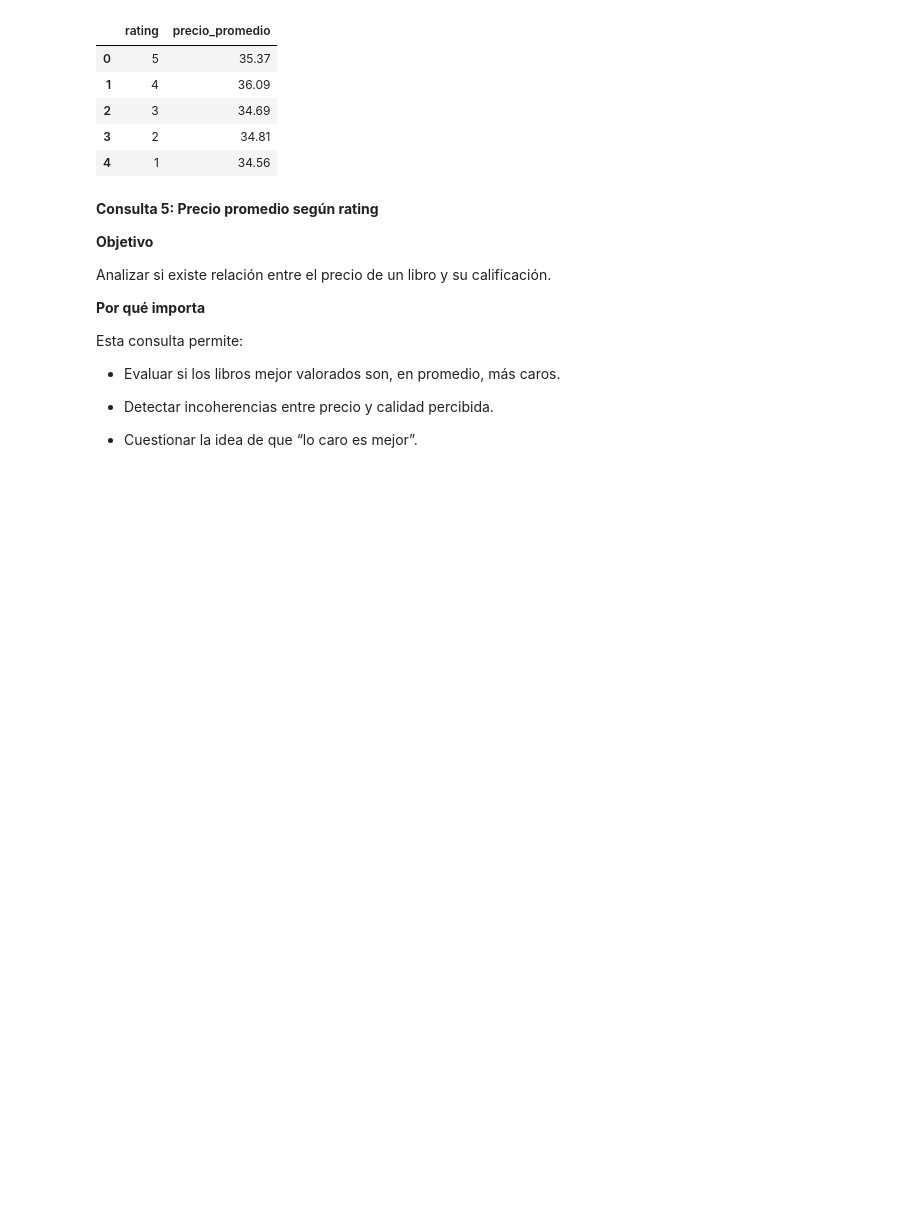
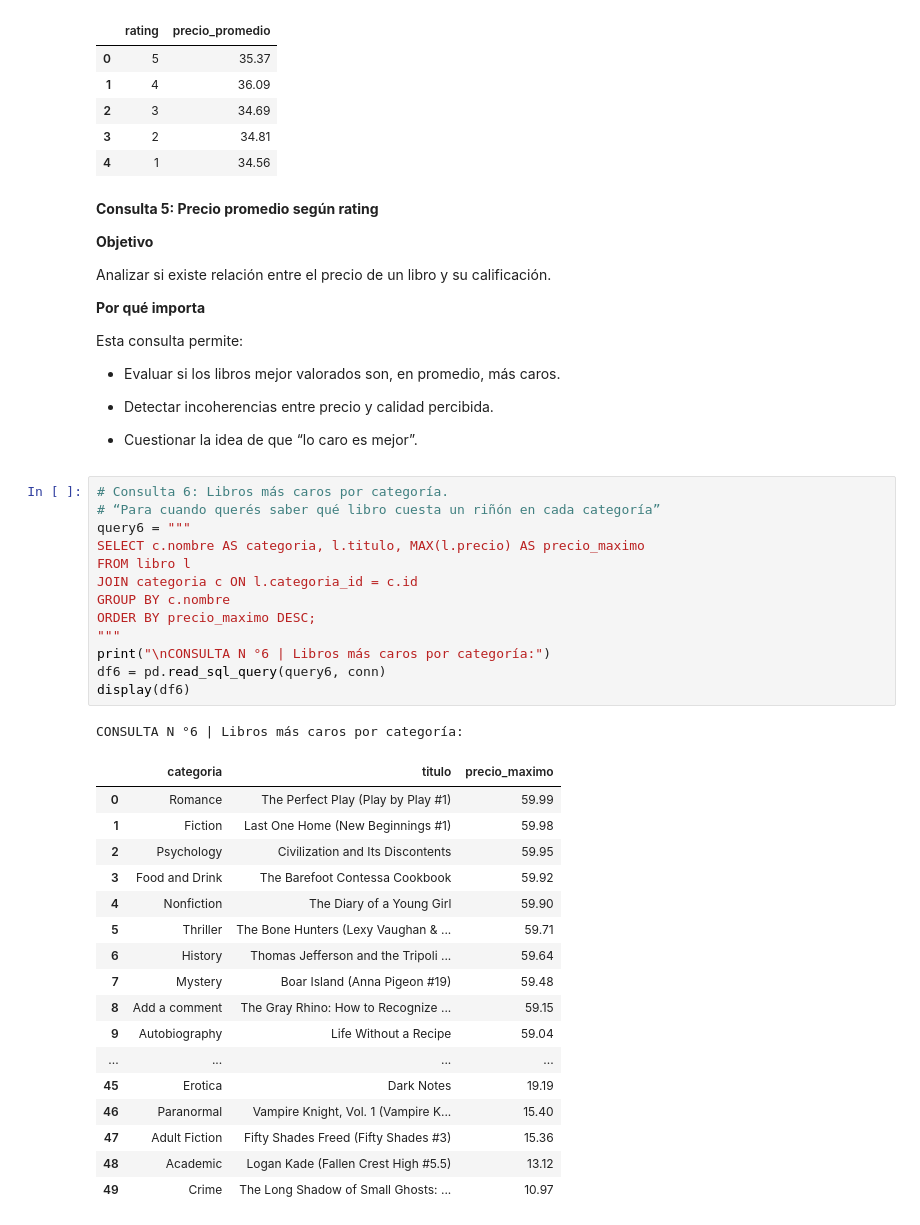
Before and after one commit to NanoBurgos/TheHuddle-Desafio4-Crimen_en_la_libreria_SQL, a Jupyter notebook: consulta_mortal.ipynb, the cells around one changed output. Cells and saved outputs as stored; diff of their text form; blank space fills up the shorter version.

Commit message:
Consulta 6 + Reporte (Objetivo, Importancia)

```diff
--- a/consulta_mortal.ipynb
+++ b/consulta_mortal.ipynb
@@ -576,3 +576,35 @@ Esta consulta permite:
 - Detectar incoherencias entre precio y calidad percibida.
 
 - Cuestionar la idea de que “lo caro es mejor”.
+# %%
+# Consulta 6: Libros más caros por categoría.
+# “Para cuando querés saber qué libro cuesta un riñón en cada categoría”
+query6 = """
+SELECT c.nombre AS categoria, l.titulo, MAX(l.precio) AS precio_maximo
+FROM libro l
+JOIN categoria c ON l.categoria_id = c.id
+GROUP BY c.nombre
+ORDER BY precio_maximo DESC;
+"""
+print("\nCONSULTA N °6 | Libros más caros por categoría:")
+df6 = pd.read_sql_query(query6, conn)
+display(df6)
+# %% [output]
+CONSULTA N °6 | Libros más caros por categoría:
+|  | categoria | titulo | precio_maximo |
+| 0 | Romance | The Perfect Play (Play by Play #1) | 59.99 |
+| 1 | Fiction | Last One Home (New Beginnings #1) | 59.98 |
+| 2 | Psychology | Civilization and Its Discontents | 59.95 |
+| 3 | Food and Drink | The Barefoot Contessa Cookbook | 59.92 |
+| 4 | Nonfiction | The Diary of a Young Girl | 59.90 |
+| 5 | Thriller | The Bone Hunters (Lexy Vaughan & ... | 59.71 |
+| 6 | History | Thomas Jefferson and the Tripoli ... | 59.64 |
+| 7 | Mystery | Boar Island (Anna Pigeon #19) | 59.48 |
+| 8 | Add a comment | The Gray Rhino: How to Recognize ... | 59.15 |
+| 9 | Autobiography | Life Without a Recipe | 59.04 |
+| ... | ... | ... | ... |
+| 45 | Erotica | Dark Notes | 19.19 |
+| 46 | Paranormal | Vampire Knight, Vol. 1 (Vampire K... | 15.40 |
+| 47 | Adult Fiction | Fifty Shades Freed (Fifty Shades #3) | 15.36 |
+| 48 | Academic | Logan Kade (Fallen Crest High #5.5) | 13.12 |
+| 49 | Crime | The Long Shadow of Small Ghosts: ... | 10.97 |
```
Also changed, not shown: parts of 1 cell of this notebook.
